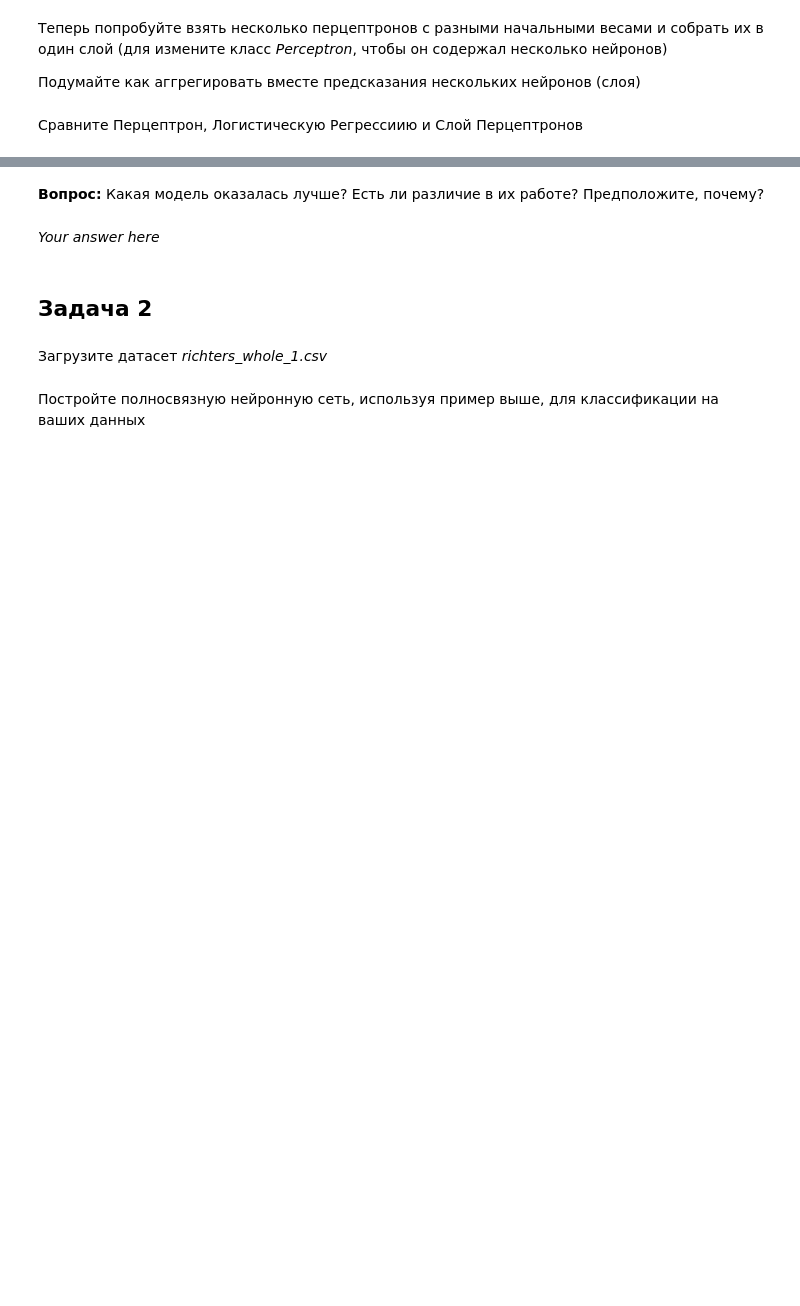
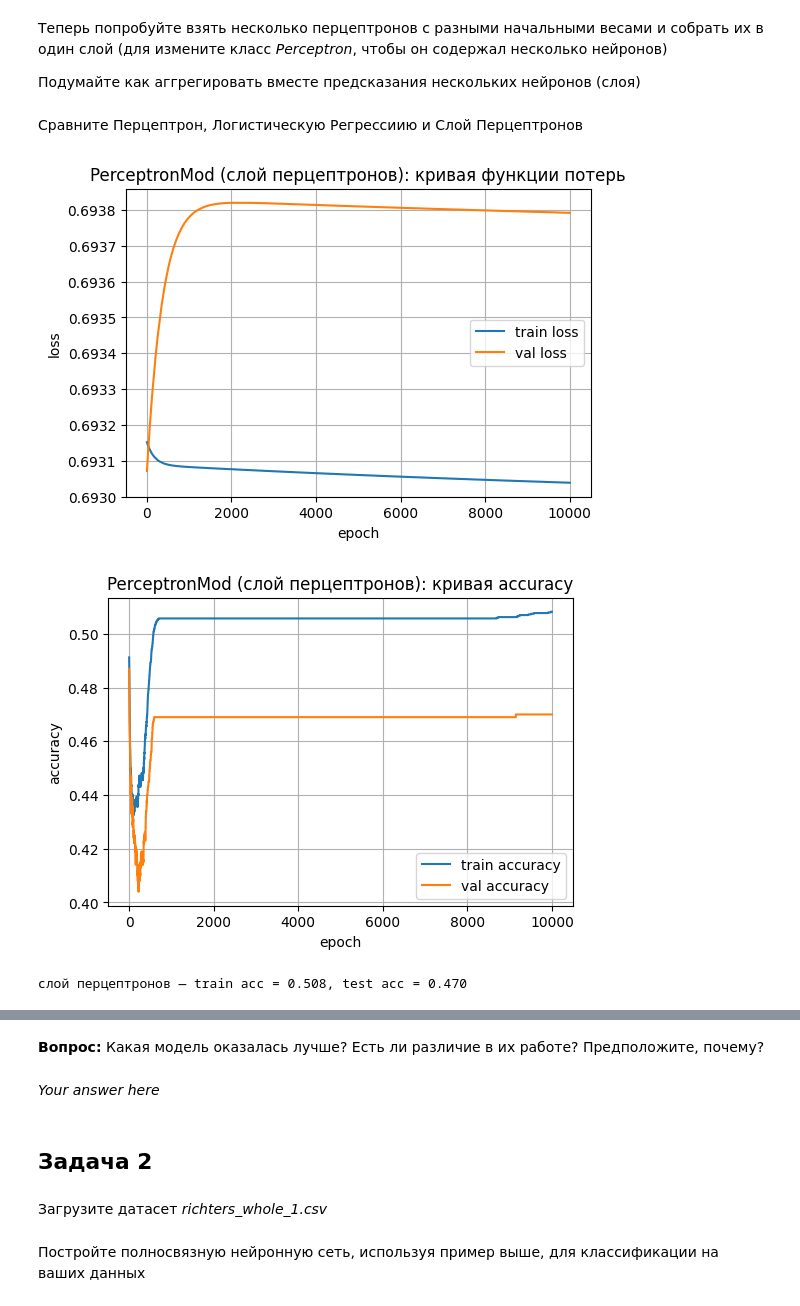
Before and after one commit to Saharochekl/FSR_ML, a Jupyter notebook: hometasks/Theme 10/Sem10_01.ipynb, the cells around one changed output, grey strips where cells are left out. Saved outputs shown, nothing was run; the diff lists cells and outputs as text; code cells hidden in the pictures; blank space fills up the shorter version.

```diff
--- a/hometasks/Theme 10/Sem10_01.ipynb
+++ b/hometasks/Theme 10/Sem10_01.ipynb
@@ -51,3 +73,6 @@ import torch.nn as nn
+# %%
+n_features = X_train_t.shape[1]
+perceptron = Perceptron(n_features=n_features, act=torch.sigmoid)
 # %% [markdown]
 Чтобы обучить нейронную сеть, нужно
 1. посчитать предсказание
@@ -93,0 +224,20 @@ train_data.to(device)
+# %%
+class PerceptronMod:
+
+    def __init__(self, n_features, n_neurons, act_hidden=torch.tanh, act_out=torch.sigmoid):
+        self.W = torch.normal(0, 0.1, (n_neurons, n_features), requires_grad=True)
+        self.bias = torch.normal(0, 0.1, (n_neurons,), requires_grad=True)
+        self.v = torch.normal(0, 0.1, (1, n_neurons), requires_grad=True)
+        self.c = torch.normal(0, 0.1, (1, 1), requires_grad=True)
+        self.act_hidden = act_hidden
+        self.act_out = act_out
+
+    def forward(self, x):
+        h_lin = x @ self.W.T + self.bias
+        h = self.act_hidden(h_lin)
+        y_lin = h @ self.v.T + self.c
+        y = self.act_out(y_lin)
+        return y
+
+    def parameters(self):
+        return [self.W, self.bias, self.v, self.c]
@@ -97,0 +279,26 @@ train_data.to(device)
+# %%
+plt.figure(figsize=(6, 4))
+plt.plot(train_losses, label='train loss')
+plt.plot(test_losses, label='val loss')
+plt.xlabel('epoch')
+plt.ylabel('loss')
+plt.title('PerceptronMod (слой перцептронов): кривая функции потерь')
+plt.legend()
+plt.grid(True)
+plt.show()
+
+plt.figure(figsize=(6, 4))
+plt.plot(train_accs, label='train accuracy')
+plt.plot(test_accs, label='val accuracy')
+plt.xlabel('epoch')
+plt.ylabel('accuracy')
+plt.title('PerceptronMod (слой перцептронов): кривая accuracy')
+plt.legend()
+plt.grid(True)
+plt.show()
+
+print(f'слой перцептронов — train acc = {train_accs[-1]:.3f}, test acc = {test_accs[-1]:.3f}')
+# %% [output]
+[figure, added]
+[figure, added]
+слой перцептронов — train acc = 0.508, test acc = 0.470
```
Also changed, not shown: parts of 29 cells of this notebook, 1 other file.
